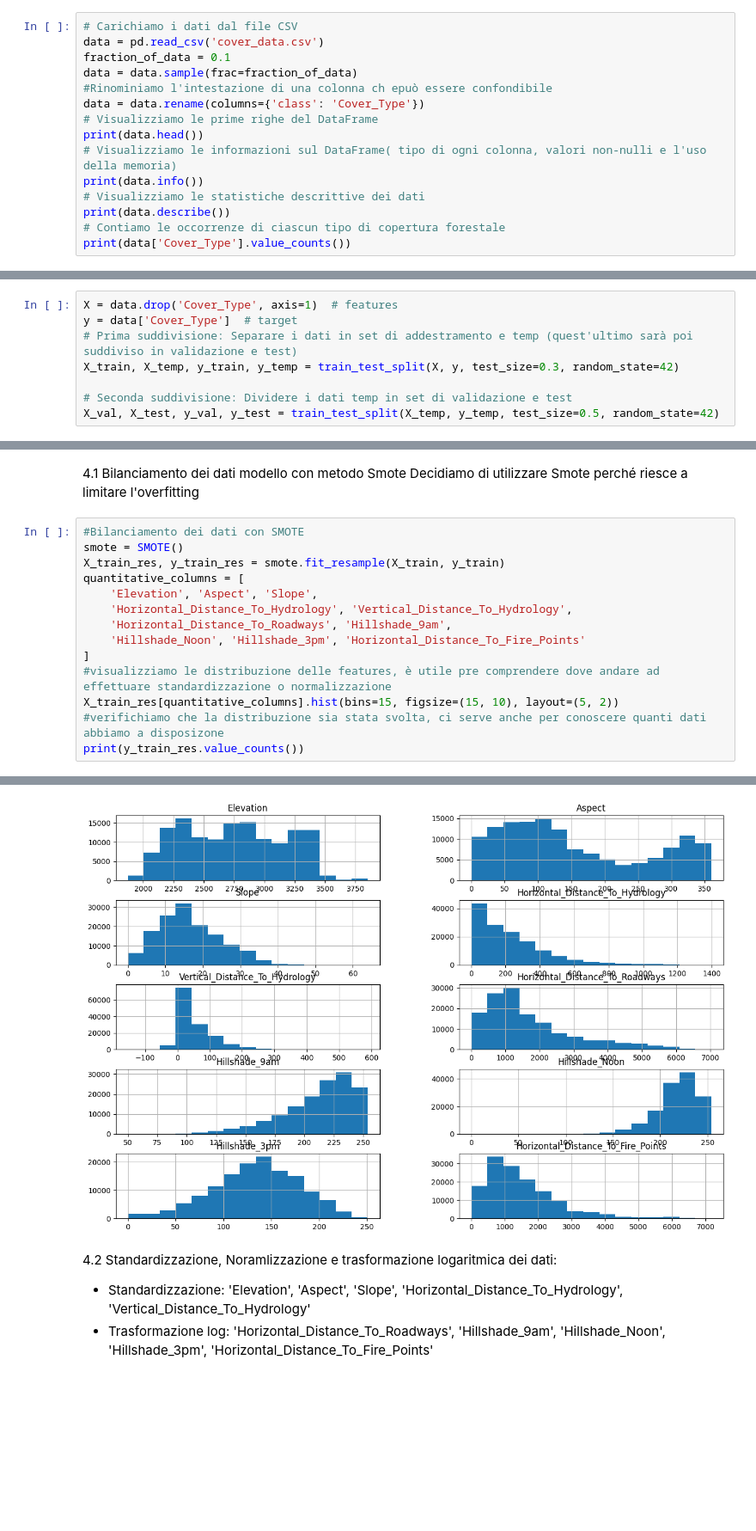
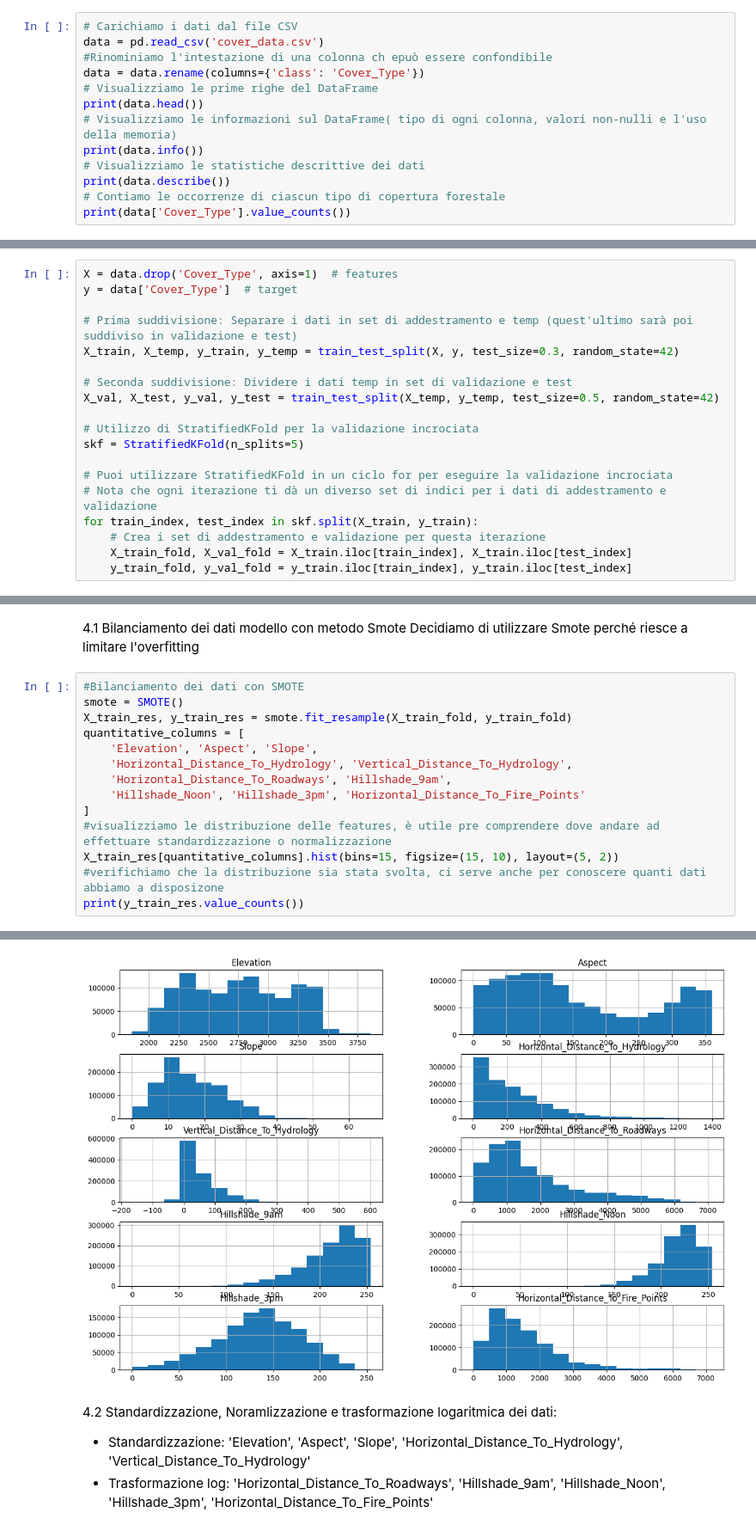
Before and after one commit to Alekkk777/project, a Jupyter notebook: machine_learning_carrer/ML_Deep_learning_project/deep_learning_project/forest_cover_neural_networks_final_project/CoverType-classification.ipynb, the cells around one changed output, grey strips where cells are left out. Shown: that part at 86% size. Cells and saved outputs as stored; diff of their text form; blank space fills up the shorter version.

```diff
--- a/machine_learning_carrer/ML_Deep_learning_project/deep_learning_project/forest_cover_neural_networks_final_project/CoverType-classification.ipynb
+++ b/machine_learning_carrer/ML_Deep_learning_project/deep_learning_project/forest_cover_neural_networks_final_project/CoverType-classification.ipynb
@@ -24,8 +26,6 @@ Acquisiamo i dati del nostro database e visualizziamo le sue caratteristiche
 # %%
 # Carichiamo i dati dal file CSV
 data = pd.read_csv('cover_data.csv')
-fraction_of_data = 0.1
-data = data.sample(frac=fraction_of_data)
 #Rinominiamo l'intestazione di una colonna ch epuò essere confondibile
 data = data.rename(columns={'class': 'Cover_Type'})
 # Visualizziamo le prime righe del DataFrame
@@ -65,11 +65,22 @@ Considerazioni:
 # %%
 X = data.drop('Cover_Type', axis=1)  # features
 y = data['Cover_Type']  # target
+
 # Prima suddivisione: Separare i dati in set di addestramento e temp (quest'ultimo sarà poi suddiviso in validazione e test)
 X_train, X_temp, y_train, y_temp = train_test_split(X, y, test_size=0.3, random_state=42)
 
 # Seconda suddivisione: Dividere i dati temp in set di validazione e test
 X_val, X_test, y_val, y_test = train_test_split(X_temp, y_temp, test_size=0.5, random_state=42)
+
+# Utilizzo di StratifiedKFold per la validazione incrociata
+skf = StratifiedKFold(n_splits=5)
+
+# Puoi utilizzare StratifiedKFold in un ciclo for per eseguire la validazione incrociata
+# Nota che ogni iterazione ti dà un diverso set di indici per i dati di addestramento e validazione
+for train_index, test_index in skf.split(X_train, y_train):
+    # Crea i set di addestramento e validazione per questa iterazione
+    X_train_fold, X_val_fold = X_train.iloc[train_index], X_train.iloc[test_index]
+    y_train_fold, y_val_fold = y_train.iloc[train_index], y_train.iloc[test_index]
 # %% [markdown]
 i nostri dati suddivisi:
 - X_train, y_train - per l'addestramento
@@ -83,7 +94,7 @@ Decidiamo di utilizzare Smote perché riesce a limitare l'overfitting
 # %%
 #Bilanciamento dei dati con SMOTE
 smote = SMOTE()
-X_train_res, y_train_res = smote.fit_resample(X_train, y_train)
+X_train_res, y_train_res = smote.fit_resample(X_train_fold, y_train_fold)
 quantitative_columns = [
     'Elevation', 'Aspect', 'Slope',
     'Horizontal_Distance_To_Hydrology', 'Vertical_Distance_To_Hydrology',
@@ -106,5 +117,5 @@ Cover_Type
 Name: count, dtype: int64
-[figure, old version]
+[figure, new version]
 # %% [markdown]
 4.2 Standardizzazione, Noramlizzazione e trasformazione logaritmica dei dati:
 - Standardizzazione: 'Elevation', 'Aspect', 'Slope', 'Horizontal_Distance_To_Hydrology', 'Vertical_Distance_To_Hydrology'
```
Also changed, not shown: parts of 7 cells of this notebook.
